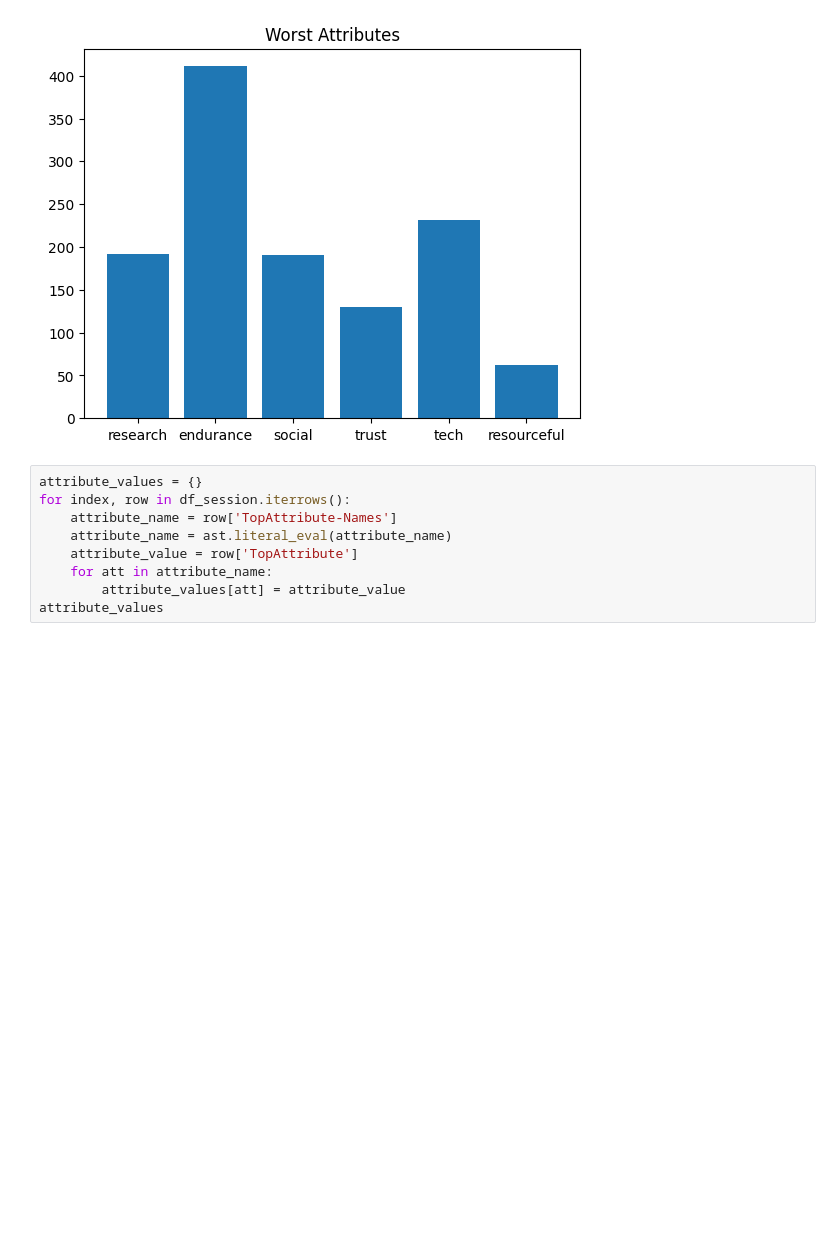
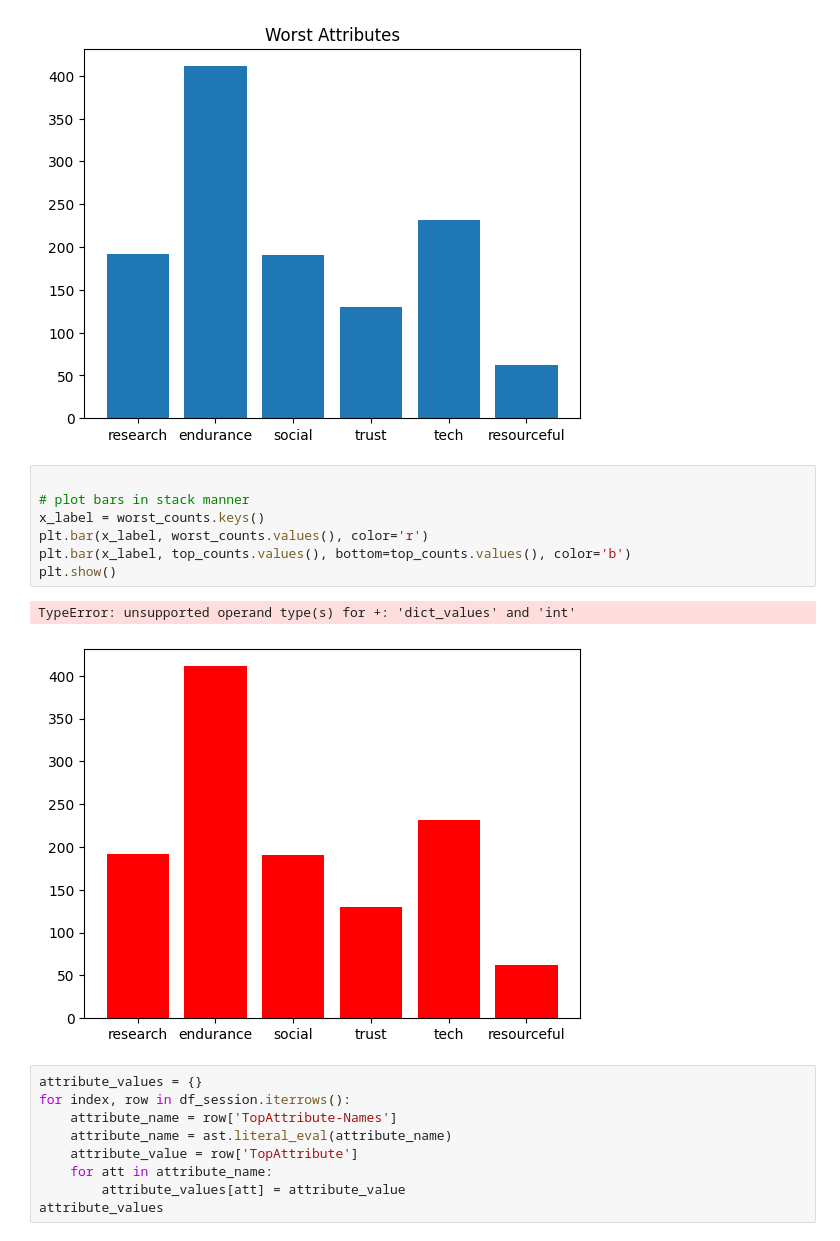
Before and after one commit to opengamedata/opengamedata-samples, a Jupyter notebook: JOURNALISM/modeling/Journalism_modeling_session.ipynb, the cells around one changed output. Cells and saved outputs as stored; diff of their text form; blank space fills up the shorter version.

```diff
--- a/JOURNALISM/modeling/Journalism_modeling_session.ipynb
+++ b/JOURNALISM/modeling/Journalism_modeling_session.ipynb
@@ -253,6 +266,16 @@ plt.title("Worst Attributes")
 plt.show()
 # %% [output]
 [figure]
+# %%
+
+# plot bars in stack manner
+x_label = worst_counts.keys()
+plt.bar(x_label, worst_counts.values(), color='r')
+plt.bar(x_label, top_counts.values(), bottom=top_counts.values(), color='b')
+plt.show()
+# %% [output]
+TypeError: unsupported operand type(s) for +: 'dict_values' and 'int'
+[figure, added]
 # %%
 attribute_values = {}
 for index, row in df_session.iterrows():
```
Also changed, not shown: parts of 8 cells of this notebook.
